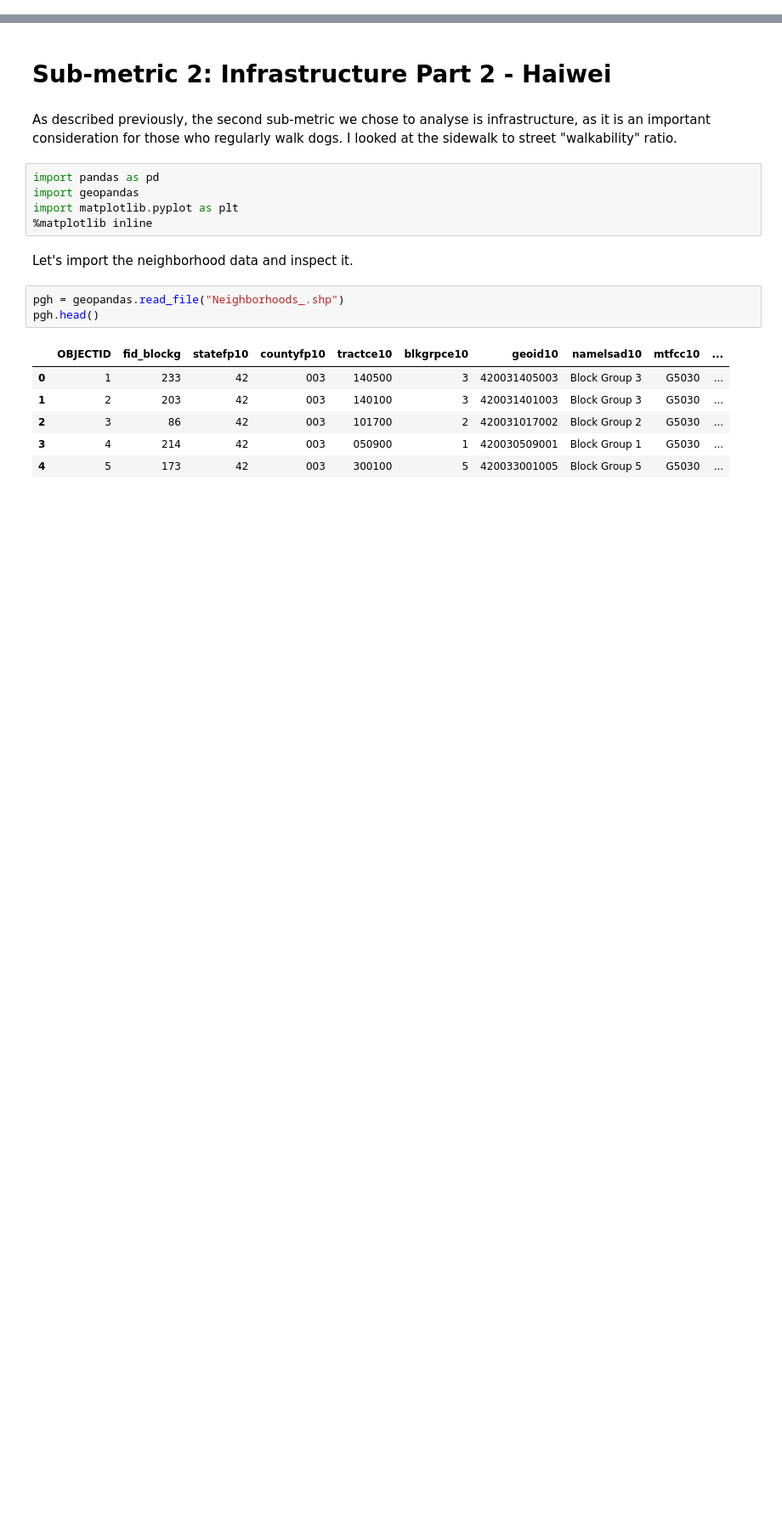
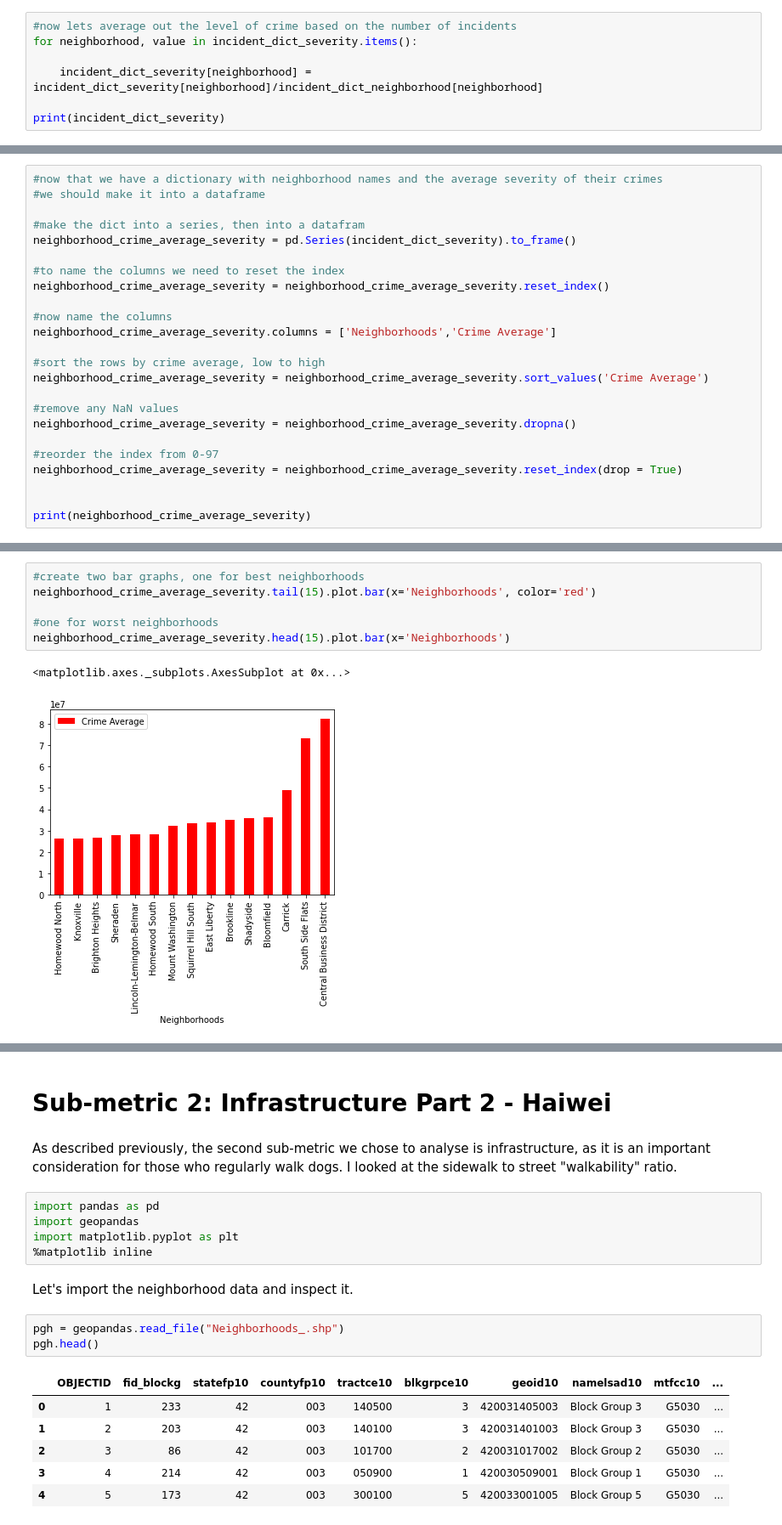
Before and after one commit to xney/0010Final, a Jupyter notebook: final_notebook.ipynb, the cells around one changed output, grey strips where cells are left out. Shown: that part at 85% size. Saved outputs shown, nothing was run; the diff lists cells and outputs as text; blank space fills up the shorter version.

```diff
--- a/final_notebook.ipynb
+++ b/final_notebook.ipynb
@@ -0,0 +47,7 @@
+# %%
+#now lets average out the level of crime based on the number of incidents
+for neighborhood, value in incident_dict_severity.items():
+
+    incident_dict_severity[neighborhood] = incident_dict_severity[neighborhood]/incident_dict_neighborhood[neighborhood]
+
+print(incident_dict_severity)
@@ -0,0 +56,24 @@
+# %%
+#now that we have a dictionary with neighborhood names and the average severity of their crimes
+#we should make it into a dataframe
+
+#make the dict into a series, then into a datafram
+neighborhood_crime_average_severity = pd.Series(incident_dict_severity).to_frame()
+
+#to name the columns we need to reset the index
+neighborhood_crime_average_severity = neighborhood_crime_average_severity.reset_index()
+
+#now name the columns
+neighborhood_crime_average_severity.columns = ['Neighborhoods','Crime Average']
+
+#sort the rows by crime average, low to high
+neighborhood_crime_average_severity = neighborhood_crime_average_severity.sort_values('Crime Average')
+
+#remove any NaN values
+neighborhood_crime_average_severity = neighborhood_crime_average_severity.dropna()
+
+#reorder the index from 0-97
+neighborhood_crime_average_severity = neighborhood_crime_average_severity.reset_index(drop = True)
+
+
+print(neighborhood_crime_average_severity)
@@ -0,0 +95,9 @@
+# %%
+#create two bar graphs, one for best neighborhoods
+neighborhood_crime_average_severity.tail(15).plot.bar(x='Neighborhoods', color='red')
+
+#one for worst neighborhoods
+neighborhood_crime_average_severity.head(15).plot.bar(x='Neighborhoods')
+# %% [output]
+<matplotlib.axes._subplots.AxesSubplot at 0x...>
+[figure, added]
```
Also changed, not shown: parts of 10 cells of this notebook.
